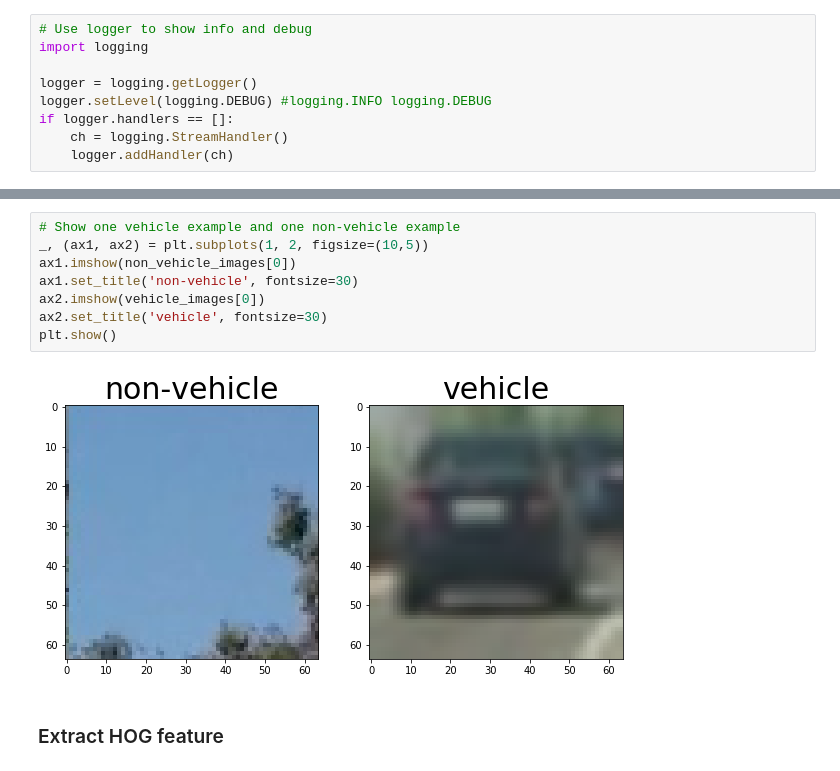
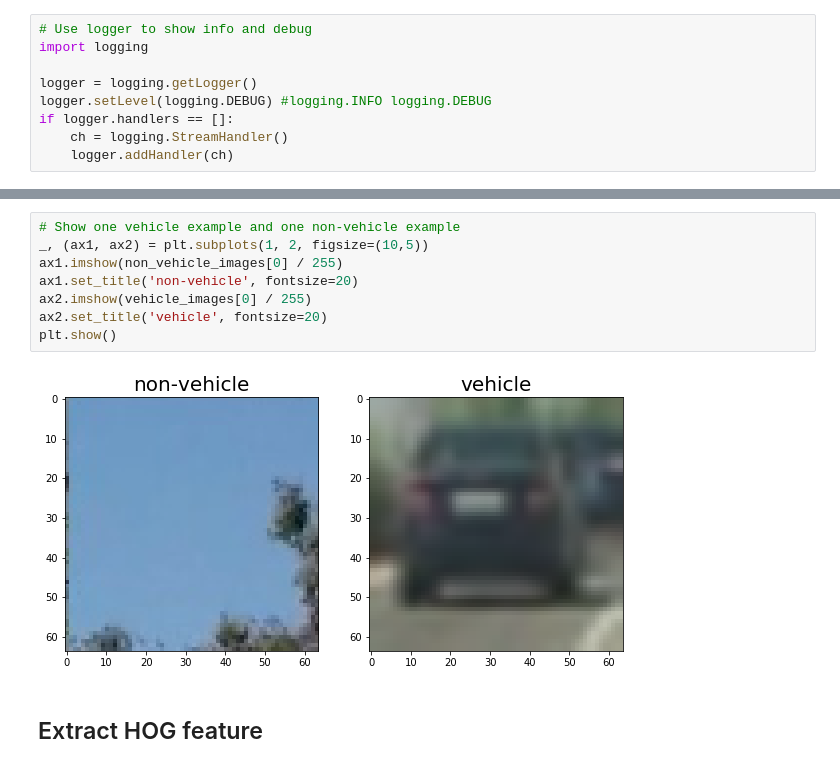
Before and after one commit to WangYuanMike/CarND-Vehicle-Detection, a Jupyter notebook: vehicle_detection.ipynb, the cells around one changed output, grey strips where cells are left out. Saved outputs shown, nothing was run; the diff lists cells and outputs as text.

```diff
--- a/vehicle_detection.ipynb
+++ b/vehicle_detection.ipynb
@@ -83,12 +81,12 @@ Pickle only spends 1.0 seconds to load all vehicle and non-vehicle images
 # %%
 # Show one vehicle example and one non-vehicle example
 _, (ax1, ax2) = plt.subplots(1, 2, figsize=(10,5))
-ax1.imshow(non_vehicle_images[0])
-ax1.set_title('non-vehicle', fontsize=30)
-ax2.imshow(vehicle_images[0])
-ax2.set_title('vehicle', fontsize=30)
+ax1.imshow(non_vehicle_images[0] / 255)
+ax1.set_title('non-vehicle', fontsize=20)
+ax2.imshow(vehicle_images[0] / 255)
+ax2.set_title('vehicle', fontsize=20)
 plt.show()
 # %% [output]
-[figure, old version]
+[figure, new version]
 # %% [markdown]
-### Extract HOG feature
+## Extract HOG feature
```
Also changed, not shown: parts of 13 cells of this notebook.
